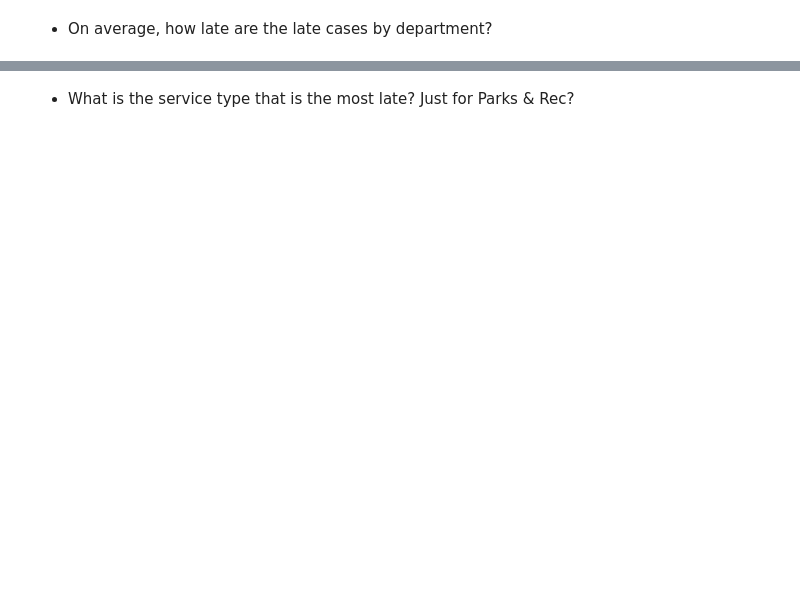
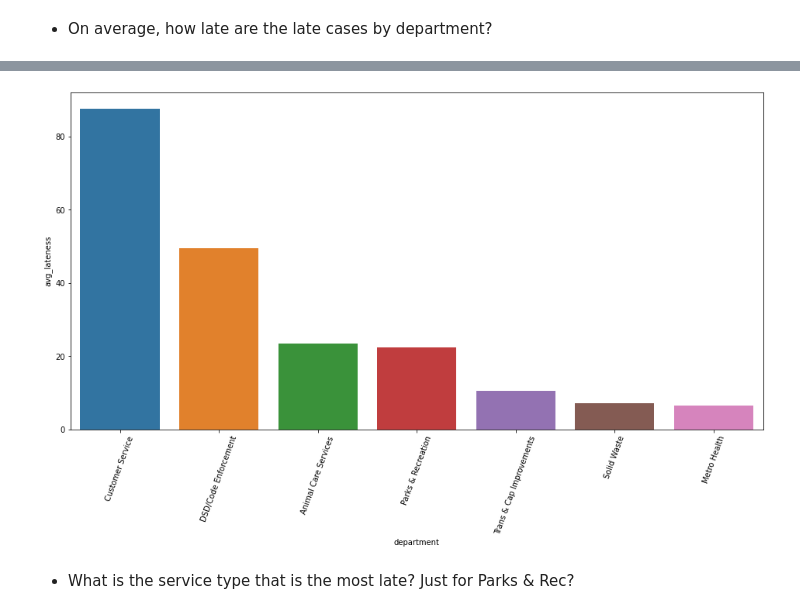
Before and after one commit to jivemachine/distributed-ml, a Jupyter notebook: exploring_exercises.ipynb, the cells around one changed output, grey strips where cells are left out. Cells and saved outputs as stored; diff of their text form; code cells hidden in the pictures; blank space fills up the shorter version.

```diff
--- a/exploring_exercises.ipynb
+++ b/exploring_exercises.ipynb
@@ -117,3 +156,20 @@ df.show(1, vertical=True)
+# %%
+lateness = (
+    df.where("case_late == 'True'")
+    .groupBy("department")
+    .agg(mean("num_days_late").alias("avg_lateness"))
+    .sort(desc("avg_lateness"))
+    .toPandas()
+)
+plt.figure(figsize=(16,8))
+
+sns.barplot(y = lateness.avg_lateness, x = lateness.department, data=lateness)
+plt.xticks(rotation=70)
+
+
+plt.show()
+# %% [output]
+[figure, added]
 # %% [markdown]
 - What is the service type that is the most late? Just for Parks & Rec?
 # %%
```
Also changed, not shown: parts of 15 cells of this notebook.
